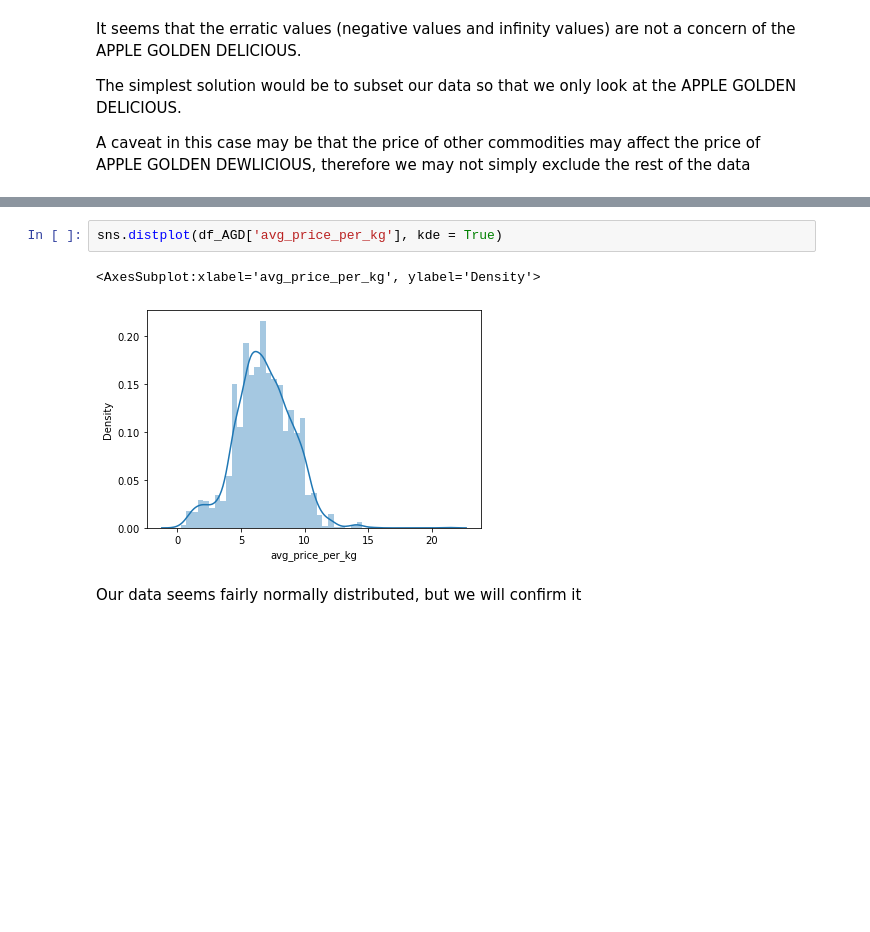
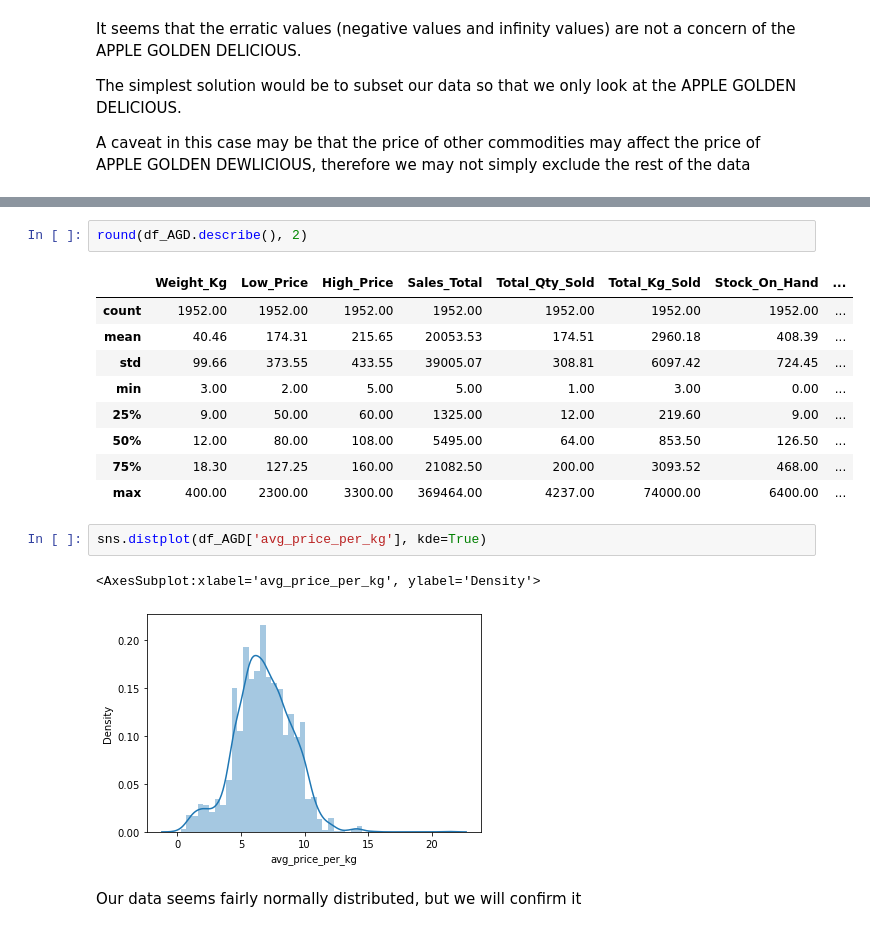
Before and after one commit to rlatndgb/EDSA-TS3-Regression, a Jupyter notebook: TS3 Regression Template.ipynb, the cells around one changed output, grey strips where cells are left out. Cells and saved outputs as stored; diff of their text form; blank space fills up the shorter version.

```diff
--- a/TS3 Regression Template.ipynb
+++ b/TS3 Regression Template.ipynb
@@ -288,5 +279,17 @@ df_AGD.head(10)
+# %%
+round(df_AGD.describe(), 2)
+# %% [output]
+|  | Weight_Kg | Low_Price | High_Price | Sales_Total | Total_Qty_Sold | Total_Kg_Sold | Stock_On_Hand | ... |
+| count | 1952.00 | 1952.00 | 1952.00 | 1952.00 | 1952.00 | 1952.00 | 1952.00 | ... |
+| mean | 40.46 | 174.31 | 215.65 | 20053.53 | 174.51 | 2960.18 | 408.39 | ... |
+| std | 99.66 | 373.55 | 433.55 | 39005.07 | 308.81 | 6097.42 | 724.45 | ... |
+| min | 3.00 | 2.00 | 5.00 | 5.00 | 1.00 | 3.00 | 0.00 | ... |
+| 25% | 9.00 | 50.00 | 60.00 | 1325.00 | 12.00 | 219.60 | 9.00 | ... |
+| 50% | 12.00 | 80.00 | 108.00 | 5495.00 | 64.00 | 853.50 | 126.50 | ... |
+| 75% | 18.30 | 127.25 | 160.00 | 21082.50 | 200.00 | 3093.52 | 468.00 | ... |
+| max | 400.00 | 2300.00 | 3300.00 | 369464.00 | 4237.00 | 74000.00 | 6400.00 | ... |
 # %%
-sns.distplot(df_AGD['avg_price_per_kg'], kde = True)
+sns.distplot(df_AGD['avg_price_per_kg'], kde=True)
 # %% [output]
 <AxesSubplot:xlabel='avg_price_per_kg', ylabel='Density'>
 [figure]
```
Also changed, not shown: parts of 16 cells of this notebook.
